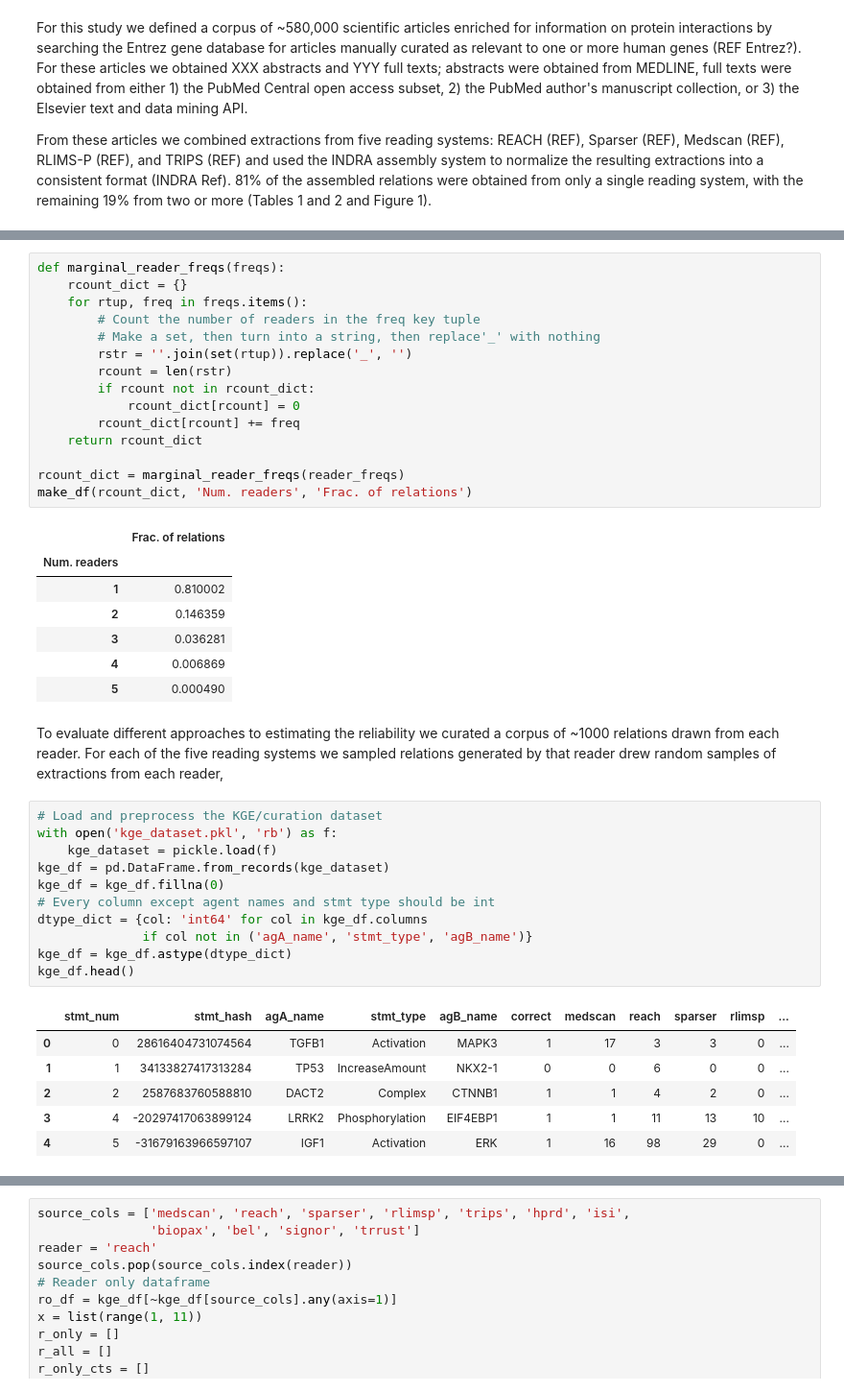
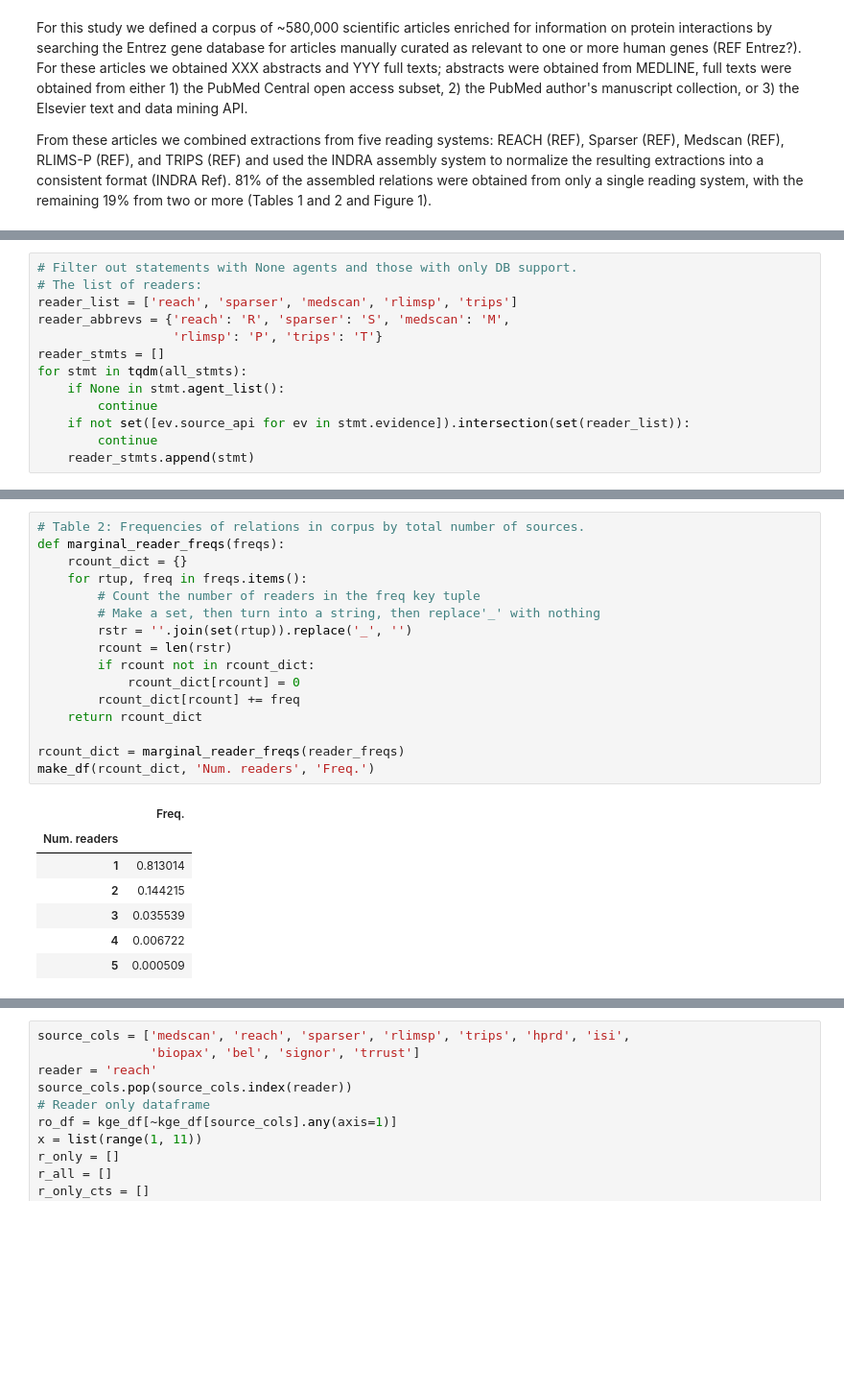
Before and after one commit to sorgerlab/indra_assembly_paper, a Jupyter notebook: notebooks/Belief Prediction.ipynb, the cells around one changed output, grey strips where cells are left out. Shown at 96% size. Cells and saved outputs as stored; diff of their text form; blank space fills up the shorter version.

```diff
--- a/notebooks/Belief Prediction.ipynb
+++ b/notebooks/Belief Prediction.ipynb
@@ -44,0 +49,13 @@ INFO: [2020-09-26 15:46:53] indra.tools.assemble_corpus - Loaded 895580 statemen
+# %%
+# Filter out statements with None agents and those with only DB support.
+# The list of readers:
+reader_list = ['reach', 'sparser', 'medscan', 'rlimsp', 'trips']
+reader_abbrevs = {'reach': 'R', 'sparser': 'S', 'medscan': 'M',
+                  'rlimsp': 'P', 'trips': 'T'}
+reader_stmts = []
+for stmt in tqdm(all_stmts):
+    if None in stmt.agent_list():
+        continue
+    if not set([ev.source_api for ev in stmt.evidence]).intersection(set(reader_list)):
+        continue
+    reader_stmts.append(stmt)
@@ -126,43 +209,24 @@ ax = venn(source_venn(all_stmts, reader_list), fmt='{percentage:.2f}')
 # %%
+# Table 2: Frequencies of relations in corpus by total number of sources.
 def marginal_reader_freqs(freqs):
     rcount_dict = {}
     for rtup, freq in freqs.items():
         # Count the number of readers in the freq key tuple
         # Make a set, then turn into a string, then replace'_' with nothing
         rstr = ''.join(set(rtup)).replace('_', '')
         rcount = len(rstr)
         if rcount not in rcount_dict:
             rcount_dict[rcount] = 0
         rcount_dict[rcount] += freq
     return rcount_dict
 
 rcount_dict = marginal_reader_freqs(reader_freqs)
-make_df(rcount_dict, 'Num. readers', 'Frac. of relations')
+make_df(rcount_dict, 'Num. readers', 'Freq.')
 # %% [output]
-|  | Frac. of relations |
+|  | Freq. |
 | Num. readers |  |
-| 1 | 0.810002 |
-| 2 | 0.146359 |
-| 3 | 0.036281 |
-| 4 | 0.006869 |
-| 5 | 0.000490 |
+| 1 | 0.813014 |
+| 2 | 0.144215 |
+| 3 | 0.035539 |
+| 4 | 0.006722 |
+| 5 | 0.000509 |
-# %% [markdown]
-To evaluate different approaches to estimating the reliability we curated a corpus of ~1000 relations drawn from each reader. For each of the five reading systems we sampled relations generated by that reader  drew random samples of extractions from each reader,
-# %%
-# Load and preprocess the KGE/curation dataset
-with open('kge_dataset.pkl', 'rb') as f:
-    kge_dataset = pickle.load(f)
-kge_df = pd.DataFrame.from_records(kge_dataset)
-kge_df = kge_df.fillna(0)
-# Every column except agent names and stmt type should be int
-dtype_dict = {col: 'int64' for col in kge_df.columns
-              if col not in ('agA_name', 'stmt_type', 'agB_name')}
-kge_df = kge_df.astype(dtype_dict)
-kge_df.head()
-# %% [output]
-|  | stmt_num | stmt_hash | agA_name | stmt_type | agB_name | correct | medscan | reach | sparser | rlimsp | ... |
-| 0 | 0 | 28616404731074564 | TGFB1 | Activation | MAPK3 | 1 | 17 | 3 | 3 | 0 | ... |
-| 1 | 1 | 34133827417313284 | TP53 | IncreaseAmount | NKX2-1 | 0 | 0 | 6 | 0 | 0 | ... |
-| 2 | 2 | 2587683760588810 | DACT2 | Complex | CTNNB1 | 1 | 1 | 4 | 2 | 0 | ... |
-| 3 | 4 | -20297417063899124 | LRRK2 | Phosphorylation | EIF4EBP1 | 1 | 1 | 11 | 13 | 10 | ... |
-| 4 | 5 | -31679163966597107 | IGF1 | Activation | ERK | 1 | 16 | 98 | 29 | 0 | ... |
```
Also changed, not shown: parts of 54 cells of this notebook.
